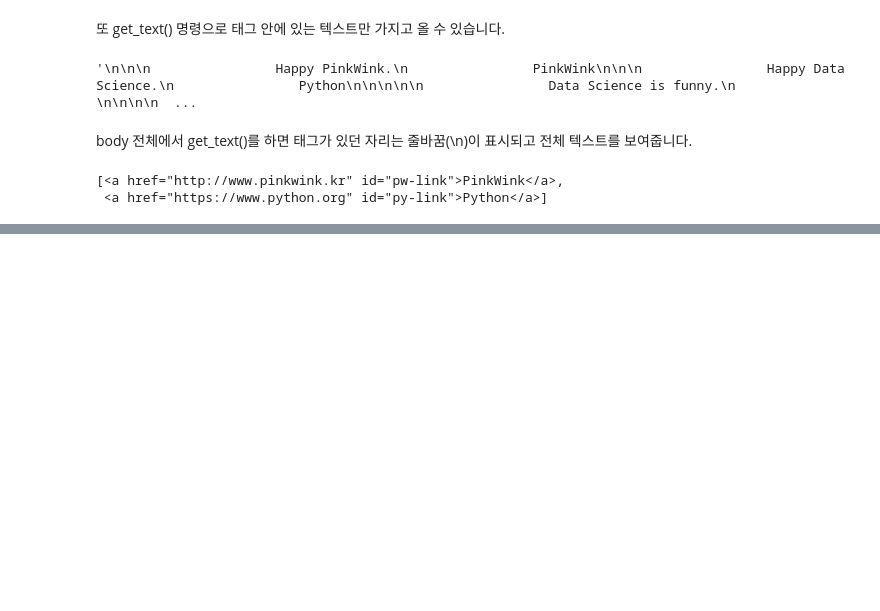
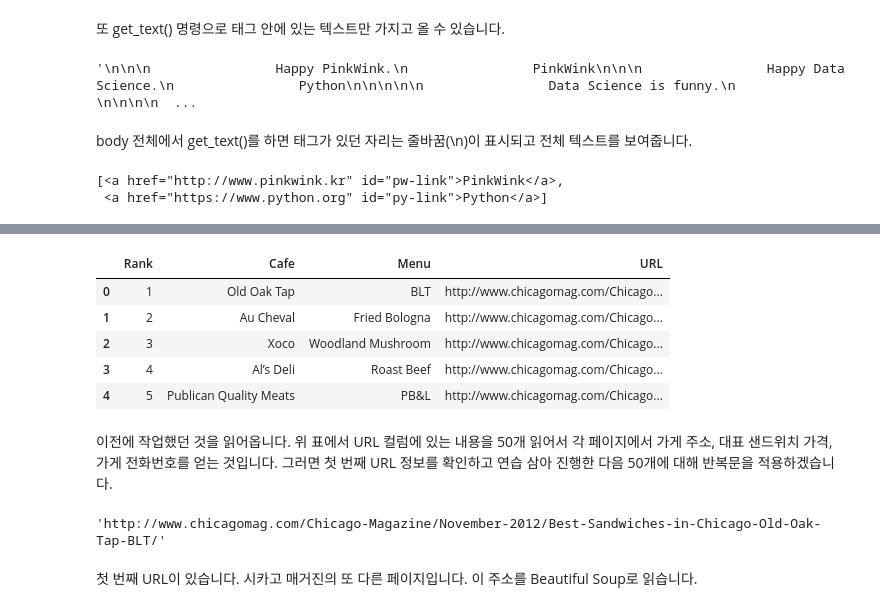
Before and after one commit to choiuikang/data_python, a Jupyter notebook: chapter-3.ipynb, the cells around one changed output, grey strips where cells are left out. Drawn from its saved outputs; the diff is of its cells as text; code cells hidden in the pictures; blank space fills up the shorter version.

```diff
--- a/chapter-3.ipynb
+++ b/chapter-3.ipynb
@@ -324,0 +586,18 @@ links
+# %%
+df = pd.read_csv('data/03. best_sandwiches_list_chicago.csv', index_col=0)
+df.head()
+# %% [output]
+|  | Rank | Cafe | Menu | URL |
+| 0 | 1 | Old Oak Tap | BLT | http://www.chicagomag.com/Chicago... |
+| 1 | 2 | Au Cheval | Fried Bologna | http://www.chicagomag.com/Chicago... |
+| 2 | 3 | Xoco | Woodland Mushroom | http://www.chicagomag.com/Chicago... |
+| 3 | 4 | Al’s Deli | Roast Beef | http://www.chicagomag.com/Chicago... |
+| 4 | 5 | Publican Quality Meats | PB&L | http://www.chicagomag.com/Chicago... |
+# %% [markdown]
+이전에 작업했던 것을 읽어옵니다. 위 표에서 URL 컬럼에 있는 내용을 50개 읽어서 각 페이지에서 가게 주소, 대표 샌드위치 가격, 가게 전화번호를 얻는 것입니다. 그러면 첫 번째 URL 정보를 확인하고 연습 삼아 진행한 다음 50개에 대해 반복문을 적용하겠습니다.
+# %%
+df['URL'][0]
+# %% [output]
+'http://www.chicagomag.com/Chicago-Magazine/November-2012/Best-Sandwiches-in-Chicago-Old-Oak-Tap-BLT/'
+# %% [markdown]
+첫 번째 URL이 있습니다. 시카고 매거진의 또 다른 페이지입니다. 이 주소를 Beautiful Soup로 읽습니다.
```
Also changed, not shown: parts of 65 cells of this notebook, 1 other file.
